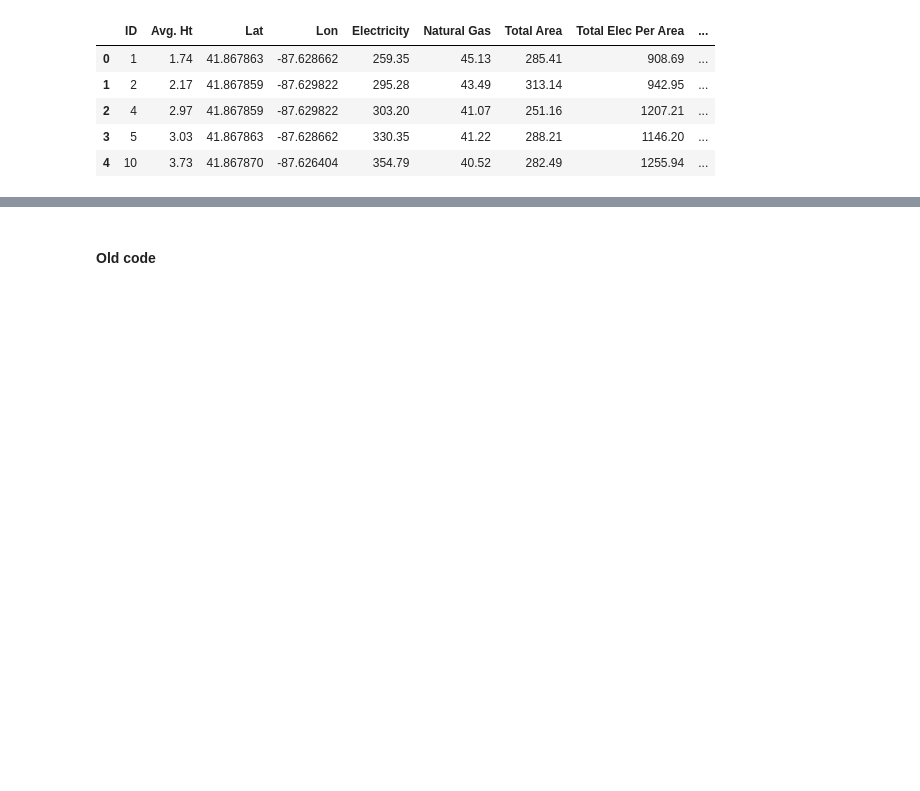
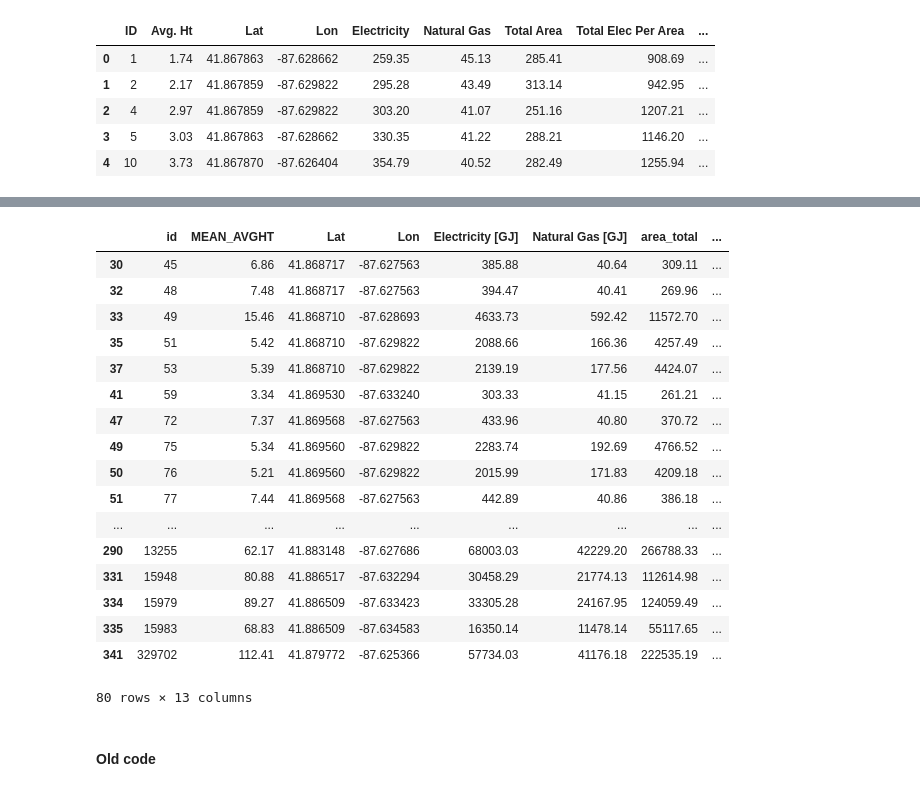
Before and after one commit to brilerner/SMC-2020, a Jupyter notebook: code/MORPH AREAS.ipynb, the cells around one changed output, grey strips where cells are left out. Saved outputs shown, nothing was run; the diff lists cells and outputs as text; code cells hidden in the pictures; blank space fills up the shorter version.

```diff
--- a/code/MORPH AREAS.ipynb
+++ b/code/MORPH AREAS.ipynb
@@ -196,3 +217,24 @@ output.to_csv('temp/total_output.csv', index=False)
+# %%
+output.dropna()
+# %% [output]
+|  | id | MEAN_AVGHT | Lat | Lon | Electricity [GJ] | Natural Gas [GJ] | area_total | ... |
+| 30 | 45 | 6.86 | 41.868717 | -87.627563 | 385.88 | 40.64 | 309.11 | ... |
+| 32 | 48 | 7.48 | 41.868717 | -87.627563 | 394.47 | 40.41 | 269.96 | ... |
+| 33 | 49 | 15.46 | 41.868710 | -87.628693 | 4633.73 | 592.42 | 11572.70 | ... |
+| 35 | 51 | 5.42 | 41.868710 | -87.629822 | 2088.66 | 166.36 | 4257.49 | ... |
+| 37 | 53 | 5.39 | 41.868710 | -87.629822 | 2139.19 | 177.56 | 4424.07 | ... |
+| 41 | 59 | 3.34 | 41.869530 | -87.633240 | 303.33 | 41.15 | 261.21 | ... |
+| 47 | 72 | 7.37 | 41.869568 | -87.627563 | 433.96 | 40.80 | 370.72 | ... |
+| 49 | 75 | 5.34 | 41.869560 | -87.629822 | 2283.74 | 192.69 | 4766.52 | ... |
+| 50 | 76 | 5.21 | 41.869560 | -87.629822 | 2015.99 | 171.83 | 4209.18 | ... |
+| 51 | 77 | 7.44 | 41.869568 | -87.627563 | 442.89 | 40.86 | 386.18 | ... |
+| ... | ... | ... | ... | ... | ... | ... | ... | ... |
+| 290 | 13255 | 62.17 | 41.883148 | -87.627686 | 68003.03 | 42229.20 | 266788.33 | ... |
+| 331 | 15948 | 80.88 | 41.886517 | -87.632294 | 30458.29 | 21774.13 | 112614.98 | ... |
+| 334 | 15979 | 89.27 | 41.886509 | -87.633423 | 33305.28 | 24167.95 | 124059.49 | ... |
+| 335 | 15983 | 68.83 | 41.886509 | -87.634583 | 16350.14 | 11478.14 | 55117.65 | ... |
+| 341 | 329702 | 112.41 | 41.879772 | -87.625366 | 57734.03 | 41176.18 | 222535.19 | ... |
+80 rows × 13 columns
 # %% [markdown]
 #### Old code
 # %% [markdown]
```
Also changed, not shown: parts of 1 cell of this notebook, 2 other files.
